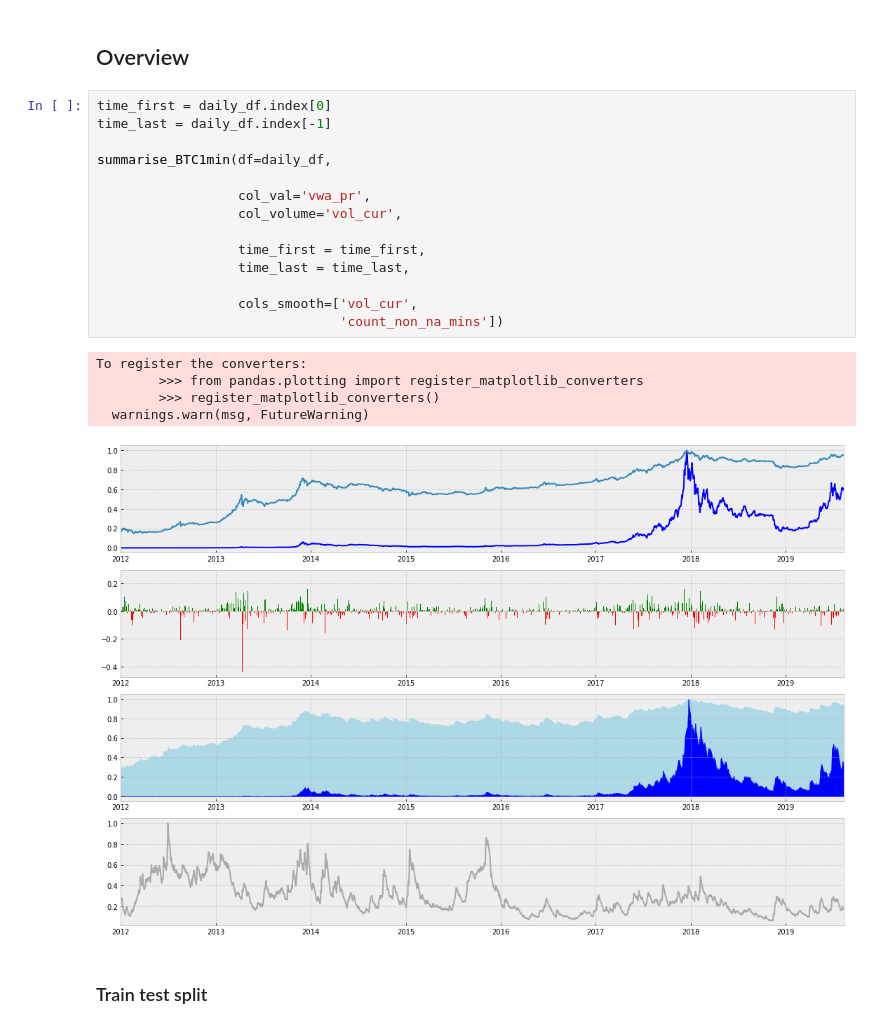
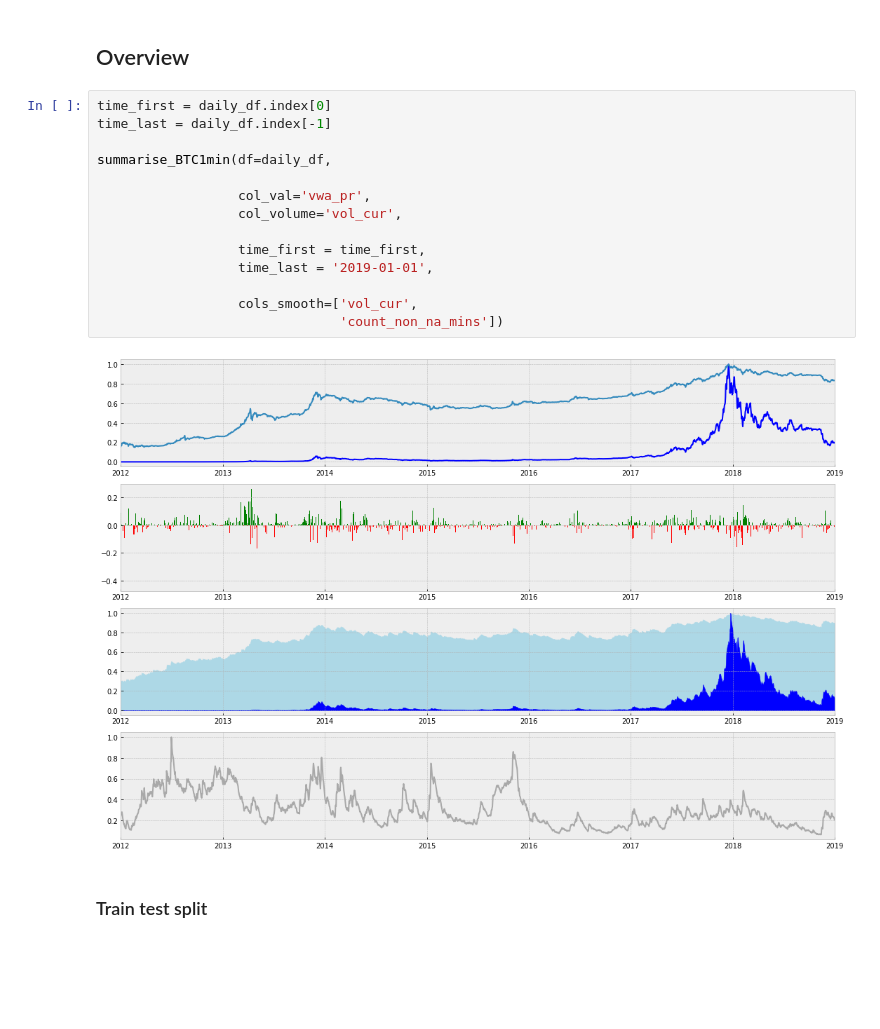
Before and after one commit to yigitmertol/Time_Series_Forecasting, a Jupyter notebook: BitStamp/Bitstamp_Daily.ipynb, the cells around one changed output. Cells and saved outputs as stored; diff of their text form; blank space fills up the shorter version.

```diff
--- a/BitStamp/Bitstamp_Daily.ipynb
+++ b/BitStamp/Bitstamp_Daily.ipynb
@@ -99,23 +121,19 @@ Audio(list(daily_df['lr_vwa_pr'].values+0.5)*100, rate=20000)
 # %%
 time_first = daily_df.index[0]
 time_last = daily_df.index[-1]
 
 summarise_BTC1min(df=daily_df,
 
                   col_val='vwa_pr',
                   col_volume='vol_cur',
 
                   time_first = time_first,
-                  time_last = time_last,
+                  time_last = '2019-01-01',
 
                   cols_smooth=['vol_cur',
                                'count_non_na_mins'])
 # %% [output]
-To register the converters:
-        >>> from pandas.plotting import register_matplotlib_converters
-        >>> register_matplotlib_converters()
-  warnings.warn(msg, FutureWarning)
-[figure, old version]
+[figure, new version]
 # %% [markdown]
 ### Train test split
 # %% [markdown]
```
Also changed, not shown: parts of 11 cells of this notebook, 3 other files.
